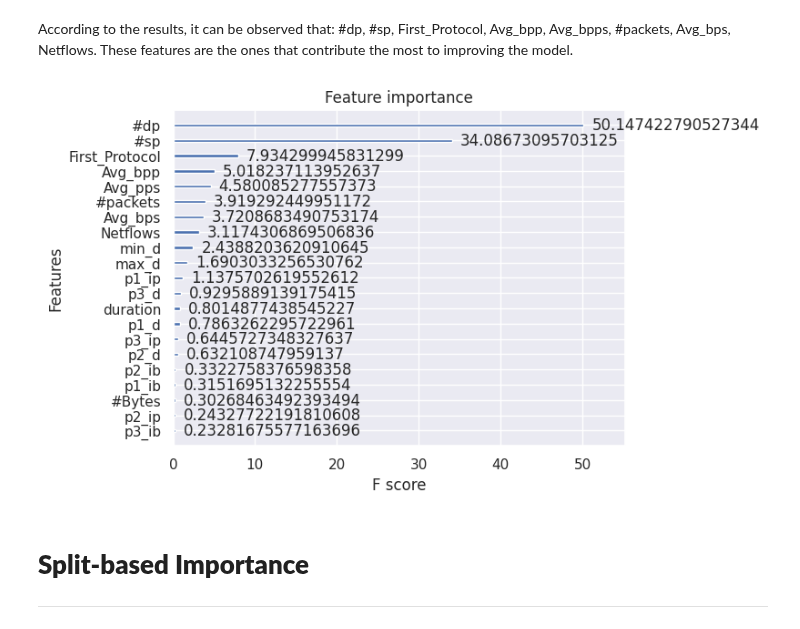
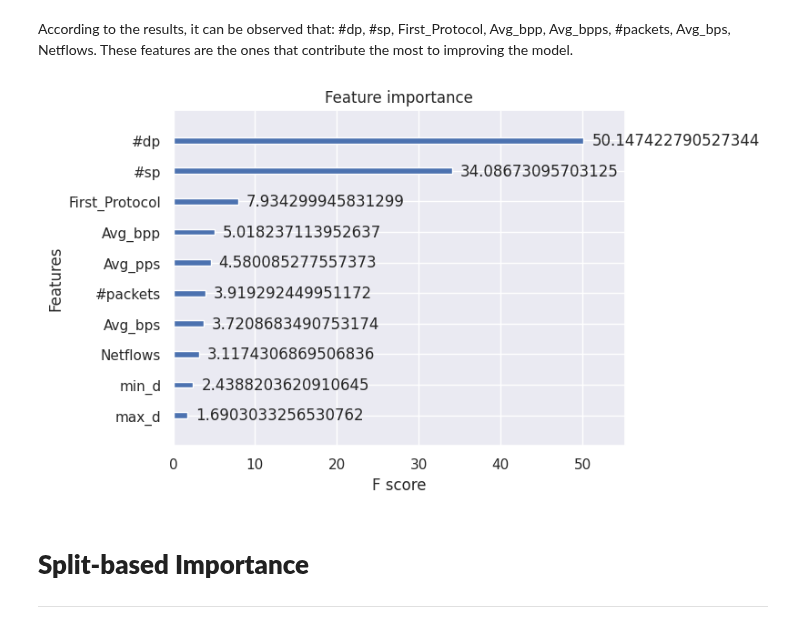
Before and after one commit to Kaiziferr/machine_learning, a Jupyter notebook: XGBoost/06_feature_importance.ipynb, the cells around one changed output. Saved outputs shown, nothing was run; the diff lists cells and outputs as text; code cells hidden in the pictures.

Commit message:
Feature importance through gain and weight M

```diff
--- a/XGBoost/06_feature_importance.ipynb
+++ b/XGBoost/06_feature_importance.ipynb
@@ -379,10 +379,10 @@ best_model = grid.best_estimator_
 # %% [markdown]
 According to the results, it can be observed that: #dp, #sp, First_Protocol, Avg_bpp, Avg_bpps, #packets, Avg_bps, Netflows. These features are the ones that contribute the most to improving the model.
 # %%
-plot_importance(best_model, importance_type='gain')
+plot_importance(best_model, importance_type='gain',  max_num_features=10)
 plt.show()
 # %% [output]
-[figure, old version]
+[figure, new version]
 # %% [markdown]
 # **Split-based Importance**
 ---
```
Also changed, not shown: parts of 8 cells of this notebook.
